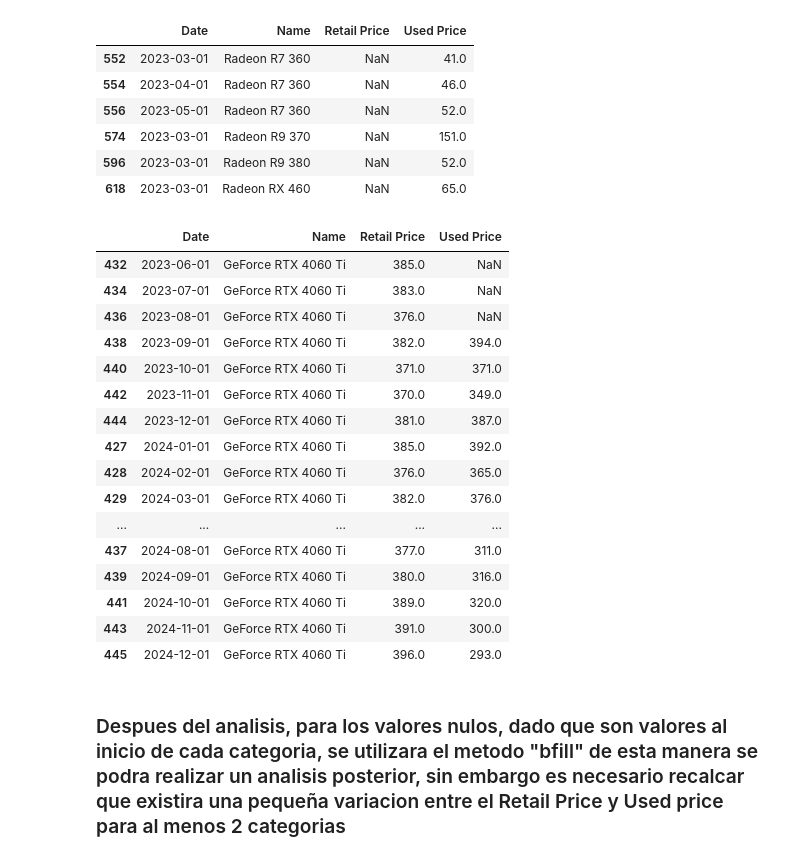
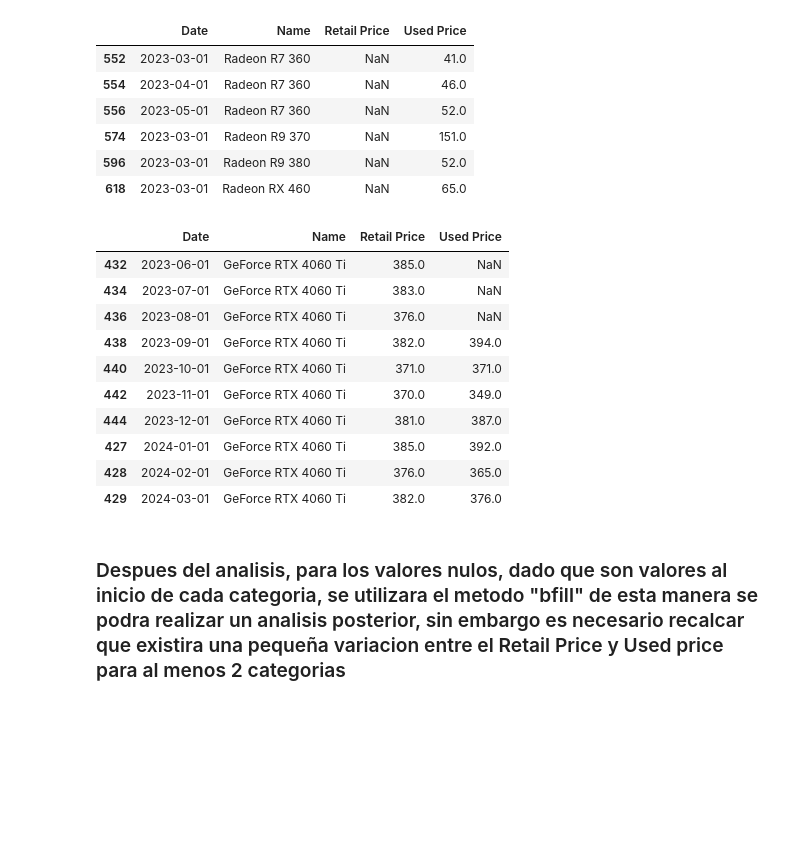
Before and after one commit to Jesus1Salas/EDA-AMDvsNVD, a Jupyter notebook: EDA.ipynb, the cells around one changed output. Cells and saved outputs as stored; diff of their text form; code cells hidden in the pictures; blank space fills up the shorter version.

```diff
--- a/EDA.ipynb
+++ b/EDA.ipynb
@@ -319,25 +313,19 @@ df4
 # %%
 df3=df2[df2["Name"]=="GeForce RTX 4060 Ti"]
 # %%
-df3
+df3.head(10)
 # %% [output]
 |  | Date | Name | Retail Price | Used Price |
 | 432 | 2023-06-01 | GeForce RTX 4060 Ti | 385.0 | NaN |
 | 434 | 2023-07-01 | GeForce RTX 4060 Ti | 383.0 | NaN |
 | 436 | 2023-08-01 | GeForce RTX 4060 Ti | 376.0 | NaN |
 | 438 | 2023-09-01 | GeForce RTX 4060 Ti | 382.0 | 394.0 |
 | 440 | 2023-10-01 | GeForce RTX 4060 Ti | 371.0 | 371.0 |
 | 442 | 2023-11-01 | GeForce RTX 4060 Ti | 370.0 | 349.0 |
 | 444 | 2023-12-01 | GeForce RTX 4060 Ti | 381.0 | 387.0 |
 | 427 | 2024-01-01 | GeForce RTX 4060 Ti | 385.0 | 392.0 |
 | 428 | 2024-02-01 | GeForce RTX 4060 Ti | 376.0 | 365.0 |
 | 429 | 2024-03-01 | GeForce RTX 4060 Ti | 382.0 | 376.0 |
-| ... | ... | ... | ... | ... |
-| 437 | 2024-08-01 | GeForce RTX 4060 Ti | 377.0 | 311.0 |
-| 439 | 2024-09-01 | GeForce RTX 4060 Ti | 380.0 | 316.0 |
-| 441 | 2024-10-01 | GeForce RTX 4060 Ti | 389.0 | 320.0 |
-| 443 | 2024-11-01 | GeForce RTX 4060 Ti | 391.0 | 300.0 |
-| 445 | 2024-12-01 | GeForce RTX 4060 Ti | 396.0 | 293.0 |
 # %% [markdown]
 ### Despues del analisis, para los valores nulos, dado que son valores al inicio de cada categoria, se utilizara el metodo "bfill" de esta manera se podra realizar un analisis posterior, sin embargo es necesario recalcar que existira una pequeña variacion entre el Retail Price y Used price para al menos 2 categorias
 # %%
```
Also changed, not shown: parts of 13 cells of this notebook, 2 other files.
